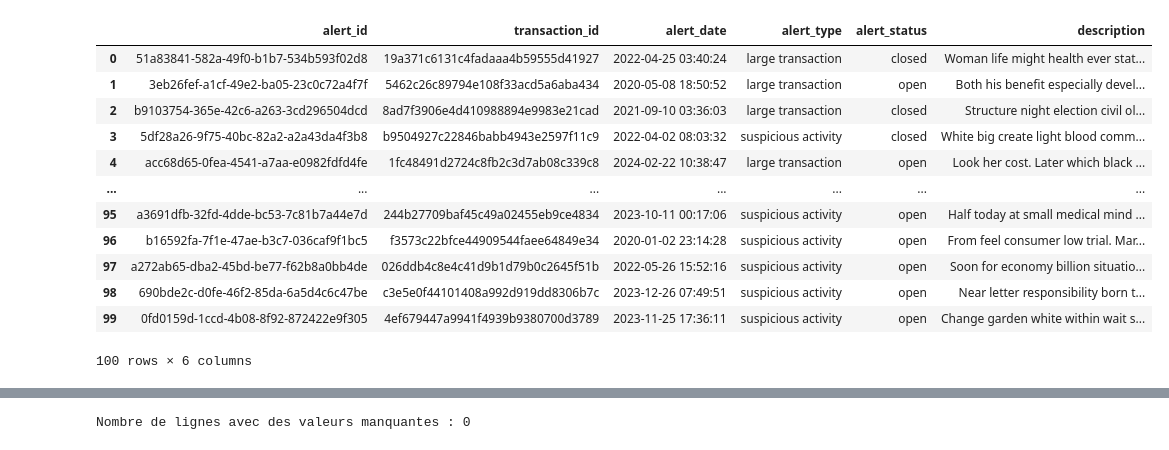
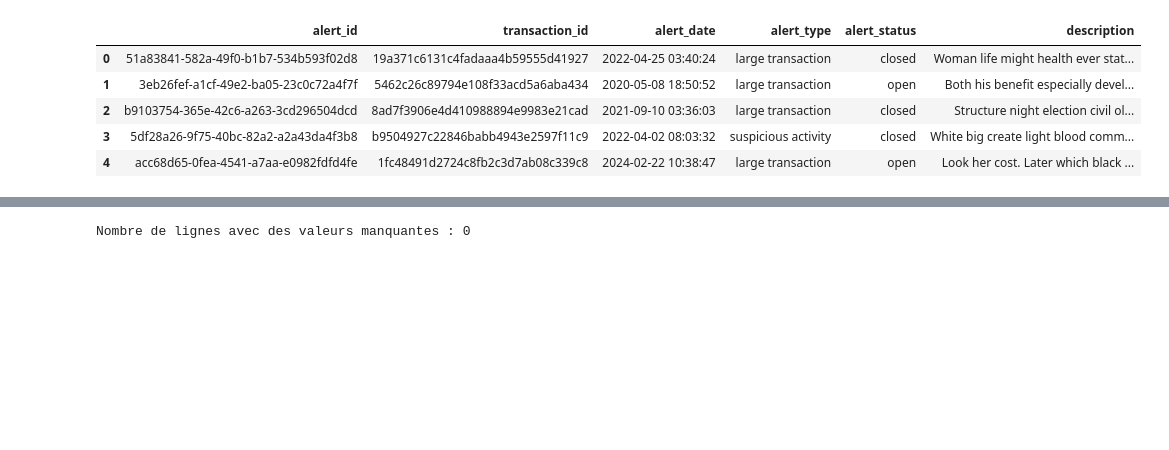
Before and after one commit to StephTess/Detection_des_fraudes_dans_les_transactions, a Jupyter notebook: notebooks/modele.ipynb, the cells around one changed output, grey strips where cells are left out. Cells and saved outputs as stored; diff of their text form; code cells hidden in the pictures; blank space fills up the shorter version.

```diff
--- a/notebooks/modele.ipynb
+++ b/notebooks/modele.ipynb
@@ -12,29 +12,20 @@ from sklearn.feature_selection import mutual_info_regression
 conn = sqlite3.connect('../Datas/db/fraude_detection_warehouse_.db')
 # %%
 # Extraction des tables
-tables = {
-    'alerts': pd.read_sql_query("SELECT * FROM alerts", conn),
-    'customers': pd.read_sql_query("SELECT * FROM customers", conn),
-    'devices': pd.read_sql_query("SELECT * FROM devices", conn),
-    'transaction_history': pd.read_sql_query("SELECT * FROM transaction_history", conn),
-    'transaction_patterns': pd.read_sql_query("SELECT * FROM transaction_patterns", conn),
-    'transactions': pd.read_sql_query("SELECT * FROM transactions", conn)
-}
+alerts = pd.read_sql_query("SELECT * FROM alerts", conn)
+customers = pd.read_sql_query("SELECT * FROM customers", conn)
+devices = pd.read_sql_query("SELECT * FROM devices", conn)
+transaction_history = pd.read_sql_query("SELECT * FROM transaction_history", conn)
+transaction_patterns = pd.read_sql_query("SELECT * FROM transaction_patterns", conn)
+transactions = pd.read_sql_query("SELECT * FROM transactions", conn)
 
-tables['alerts']
+alerts.head()
 # %% [output]
 |  | alert_id | transaction_id | alert_date | alert_type | alert_status | description |
 | 0 | 51a83841-582a-49f0-b1b7-534b593f02d8 | 19a371c6131c4fadaaa4b59555d41927 | 2022-04-25 03:40:24 | large transaction | closed | Woman life might health ever stat... |
 | 1 | 3eb26fef-a1cf-49e2-ba05-23c0c72a4f7f | 5462c26c89794e108f33acd5a6aba434 | 2020-05-08 18:50:52 | large transaction | open | Both his benefit especially devel... |
 | 2 | b9103754-365e-42c6-a263-3cd296504dcd | 8ad7f3906e4d410988894e9983e21cad | 2021-09-10 03:36:03 | large transaction | closed | Structure night election civil ol... |
 | 3 | 5df28a26-9f75-40bc-82a2-a2a43da4f3b8 | b9504927c22846babb4943e2597f11c9 | 2022-04-02 08:03:32 | suspicious activity | closed | White big create light blood comm... |
 | 4 | acc68d65-0fea-4541-a7aa-e0982fdfd4fe | 1fc48491d2724c8fb2c3d7ab08c339c8 | 2024-02-22 10:38:47 | large transaction | open | Look her cost. Later which black ... |
-| ... | ... | ... | ... | ... | ... | ... |
-| 95 | a3691dfb-32fd-4dde-bc53-7c81b7a44e7d | 244b27709baf45c49a02455eb9ce4834 | 2023-10-11 00:17:06 | suspicious activity | open | Half today at small medical mind ... |
-| 96 | b16592fa-7f1e-47ae-b3c7-036caf9f1bc5 | f3573c22bfce44909544faee64849e34 | 2020-01-02 23:14:28 | suspicious activity | open | From feel consumer low trial. Mar... |
-| 97 | a272ab65-dba2-45bd-be77-f62b8a0bb4de | 026ddb4c8e4c41d9b1d79b0c2645f51b | 2022-05-26 15:52:16 | suspicious activity | open | Soon for economy billion situatio... |
-| 98 | 690bde2c-d0fe-46f2-85da-6a5d4c6c47be | c3e5e0f44101408a992d919dd8306b7c | 2023-12-26 07:49:51 | suspicious activity | open | Near letter responsibility born t... |
-| 99 | 0fd0159d-1ccd-4b08-8f92-872422e9f305 | 4ef679447a9941f4939b9380700d3789 | 2023-11-25 17:36:11 | suspicious activity | open | Change garden white within wait s... |
-100 rows × 6 columns
 # %%
 # Fusion des tables
```
Also changed, not shown: parts of 28 cells of this notebook.
